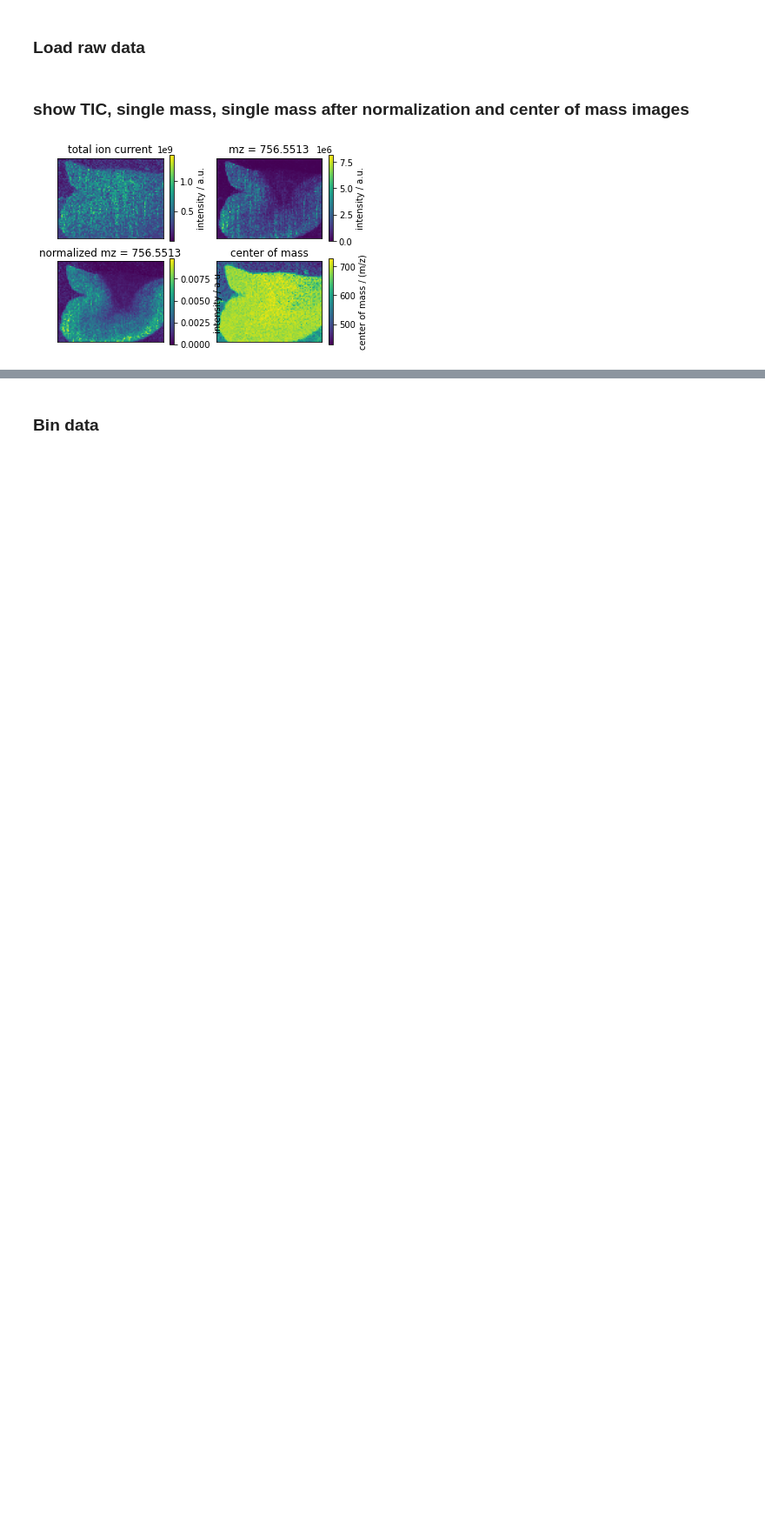
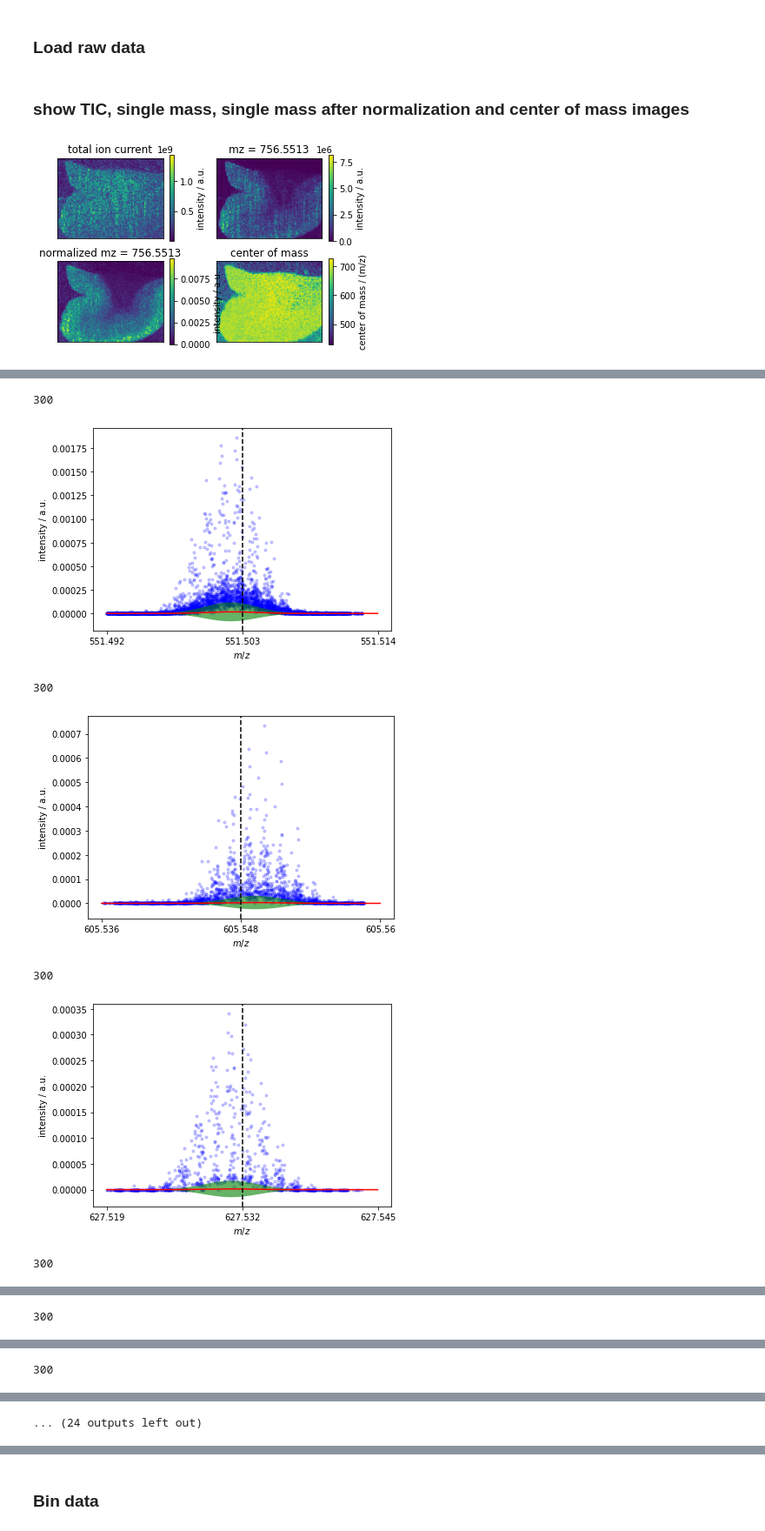
Before and after one commit to youngster/pyproIMS, a Jupyter notebook: test_script.ipynb, the cells around one changed output, grey strips where cells are left out. Shown at 87% size. Cells and saved outputs as stored; diff of their text form; code cells hidden in the pictures; blank space fills up the shorter version.

```diff
--- a/test_script.ipynb
+++ b/test_script.ipynb
@@ -170,0 +175,46 @@ plt.show()
+# %%
+for peak in range(len(positions)):
+    sampling = np.arange(positions[peak] - fitrange*positions[peak], positions[peak] + fitrange*positions[peak], accuracy)
+    allgauss = np.zeros((sampling.shape[0], M_raw.indices.shape[0]))
+    meany = 0
+    my_label = 'data'
+    indices = np.where(~np.isnan(x0[0,:]))[0]
+    for pixel in indices[:300]:
+        print(pixel, end = '\r')
+        minindex = M_raw.nearestmzindex(pixel, positions[peak] - fitrange*positions[peak])
+        maxindex = M_raw.nearestmzindex(pixel, positions[peak] + fitrange*positions[peak])
+        if M_raw.data_spectrum[pixel][0][minindex]<sampling[0]:
+            minindex +=1
+        if M_raw.data_spectrum[pixel][0][maxindex]>sampling[-1]:
+            maxindex -=1
+        if (minindex < maxindex):
+            x = M_raw.data_spectrum[pixel][0][minindex:maxindex]
+            y = M_raw.data_spectrum[pixel][1][minindex:maxindex]
+            meany += np.nanmean(y)
+            plt.plot(x, y, 'b.', label = my_label, alpha = .2)
+            my_label = "_nolegend_"
+        allgauss[:,pixel] = gausss(sampling, amp[peak, pixel], x0[peak, pixel], sigma[peak, pixel])
+
+    meany /= np.nanmax(M_raw.indices)
+    avrggauss = np.nanmean(allgauss, axis = 1)
+    sigmagauss = np.nanstd(allgauss, axis = 1)
+    plt.plot(sampling, avrggauss, 'red', label = 'average fit', zorder = 10001)
+    plt.fill_between(sampling, avrggauss-sigmagauss, avrggauss+sigmagauss, facecolor='green', alpha=.6,label = 'Std of average fit', zorder = 10000)
+    plt.axvline(positions[peak], linestyle = '--', color = 'k', label = 'standard', zorder = 10002)
+    #axs.flat[peak].legend()
+    plt.gca().set_xlabel('$m/z$')
+    plt.gca().set_ylabel('intensity / a.u.')
+    plt.gca().get_xaxis().get_major_formatter().set_useOffset(False)
+    plt.gca().get_yaxis().get_major_formatter().set_useOffset(True)
+    plt.gca().set_xticks([sampling[0], positions[peak], sampling[-1]])
+    plt.gca().set_xticklabels([np.round(sampling[0], 3), np.round(positions[peak],3), np.round(sampling[-1], 3)])
+    plt.tight_layout()
+    plt.show()
+# %% [output]
+300
+[figure, added]
+300
+[figure, added]
+300
+[figure, added]
+300
@@ -170,0 +222 @@ plt.show()
+300
@@ -170,0 +224 @@ plt.show()
+300
@@ -170,0 +226 @@ plt.show()
+... (24 outputs left out)
```
Also changed, not shown: parts of 8 cells of this notebook.
